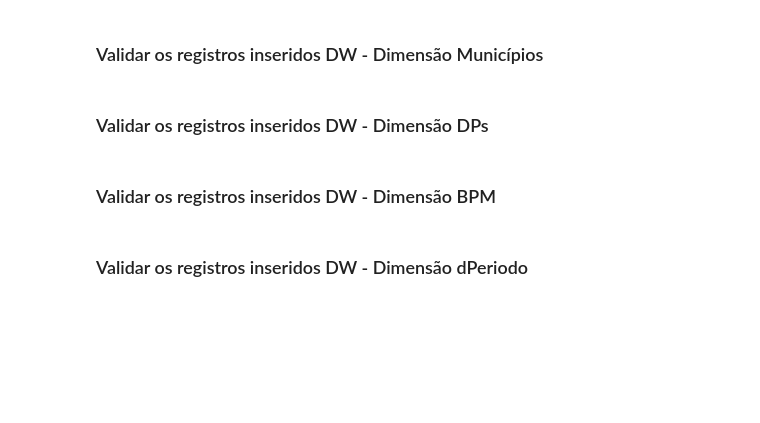
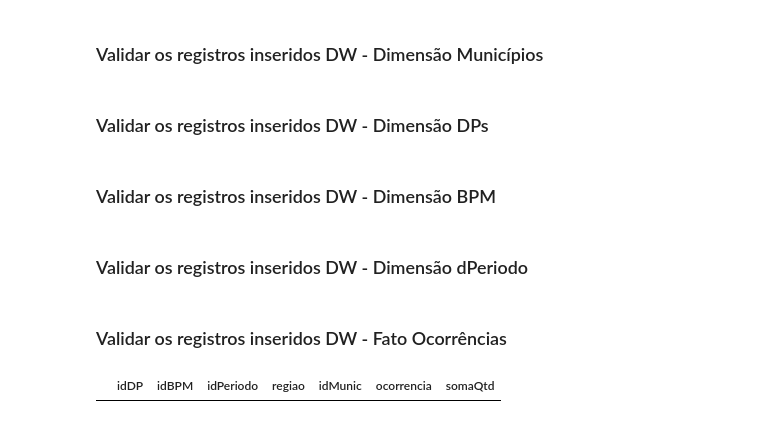
Before and after one commit to JVTemponi/Notebooks, a Jupyter notebook: IBGE/IBGE_DADOS_RJ/Analise_MunicipiosxDelegacias_RJ.ipynb, the cells around one changed output. Cells and saved outputs as stored; diff of their text form; code cells hidden in the pictures; blank space fills up the shorter version.

Commit message:
Criação Fato Ocorrências

```diff
--- a/IBGE/IBGE_DADOS_RJ/Analise_MunicipiosxDelegacias_RJ.ipynb
+++ b/IBGE/IBGE_DADOS_RJ/Analise_MunicipiosxDelegacias_RJ.ipynb
@@ -688,3 +880,23 @@ conexao_dw.close()
 
 #Exibir select de validação
 select_dw
+# %% [markdown]
+### Validar os registros inseridos DW - Fato Ocorrências
+# %%
+#Conectar no DW
+conexao_dw = sql.connect(bd_dw)
+
+#Select de validação:
+select_dw = pd.read_sql('''SELECT
+                                *
+                           FROM fOcorrencias
+                         '''
+            ,conexao_dw)
+
+#Encerrar a conexão
+conexao_dw.close()
+
+#Exibir select de validação
+select_dw
+# %% [output]
+|  | idDP | idBPM | idPeriodo | regiao | idMunic | ocorrencia | somaQtd |
```
Also changed, not shown: parts of 21 cells of this notebook.
